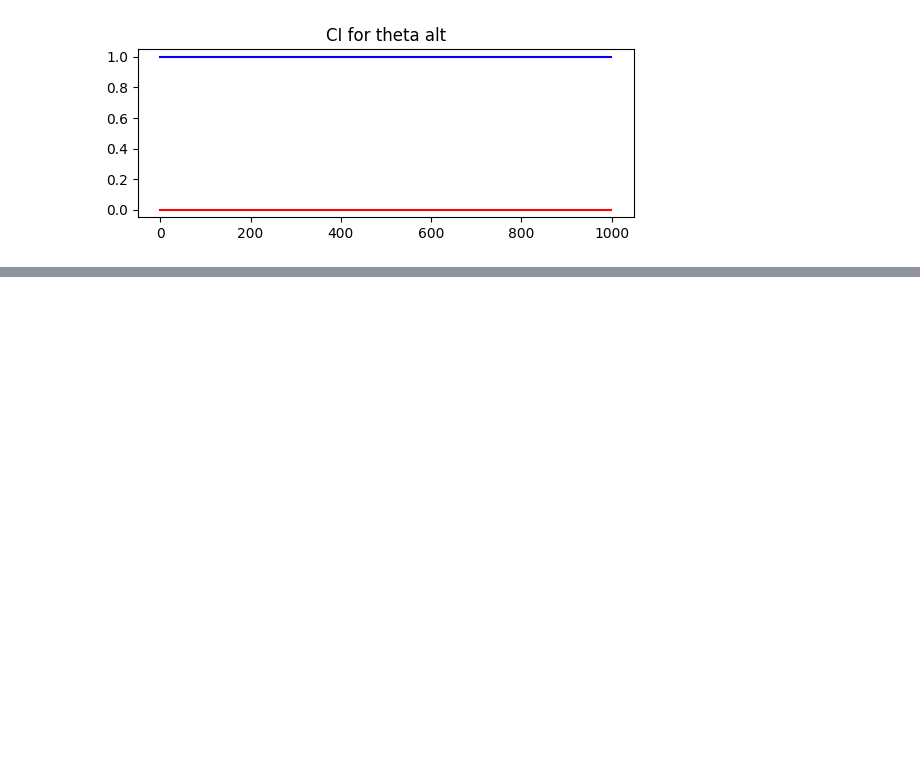
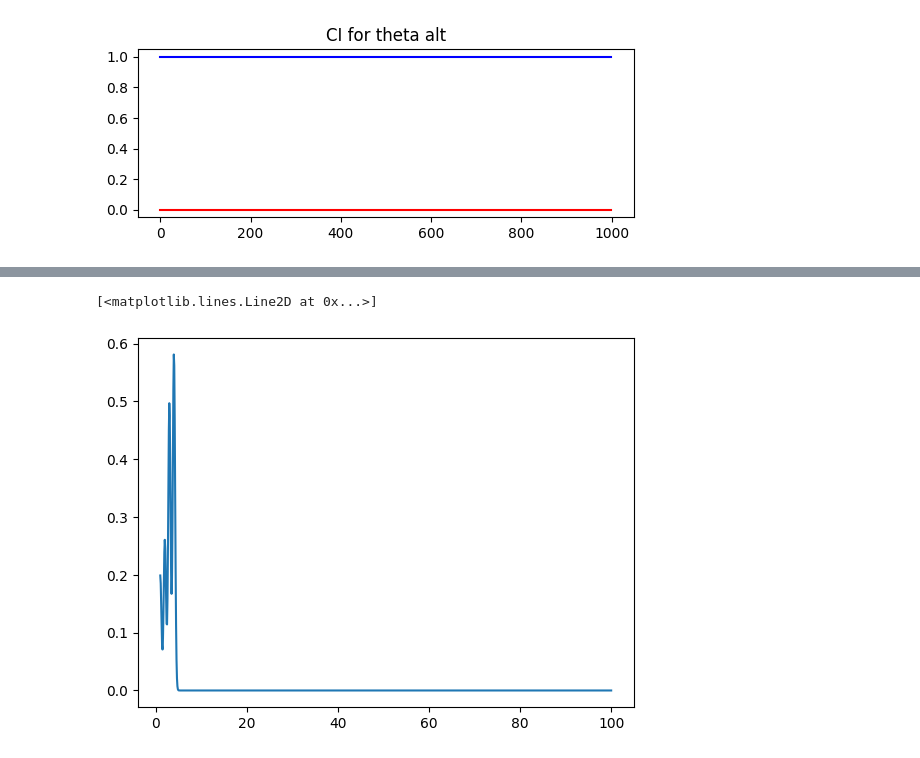
Before and after one commit to madanmohan-venkatesan/notebooks, a Jupyter notebook: 2011_03567.ipynb, the cells around one changed output, grey strips where cells are left out. Drawn from its saved outputs; the diff is of its cells as text; code cells hidden in the pictures; blank space fills up the shorter version.

```diff
--- a/2011_03567.ipynb
+++ b/2011_03567.ipynb
@@ -363,0 +379,12 @@ np.round(theta_alt_0max_arr,3)
+# %%
+num_time_points=100
+probabilities=np.random.dirichlet(alpha=[1,2,3,4],size=1).flatten()
+num_samples=1000
+event_times=np.random.choice(np.arange(1,5),size=num_samples,p=probabilities/np.sum(probabilities))
+kde=gaussian_kde(event_times,bw_method='scott')
+time_grid=np.linspace(1,num_time_points,1000)
+mu_t=kde(time_grid)
+plt.plot(time_grid,mu_t)
+# %% [output]
+[<matplotlib.lines.Line2D at 0x...>]
+[figure, added]
```
Also changed, not shown: parts of 3 cells of this notebook.
